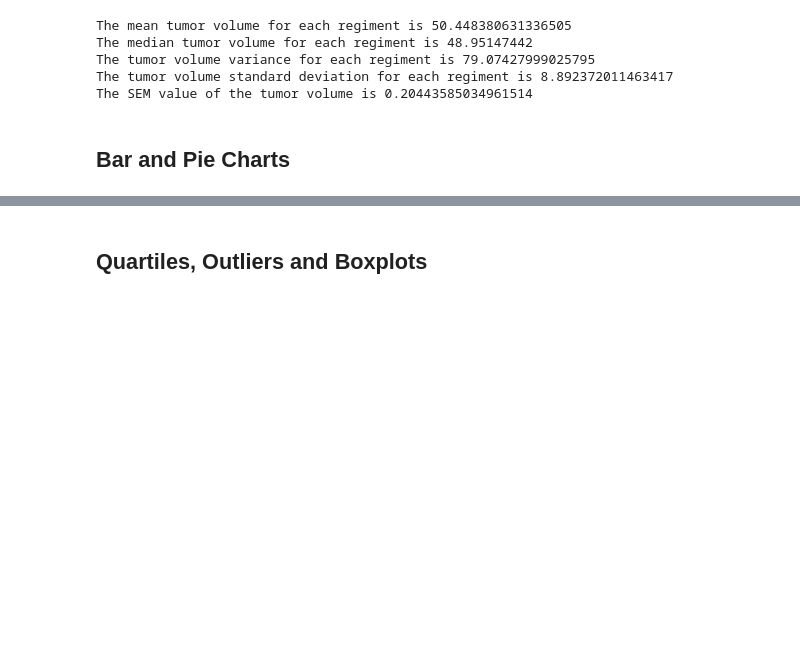
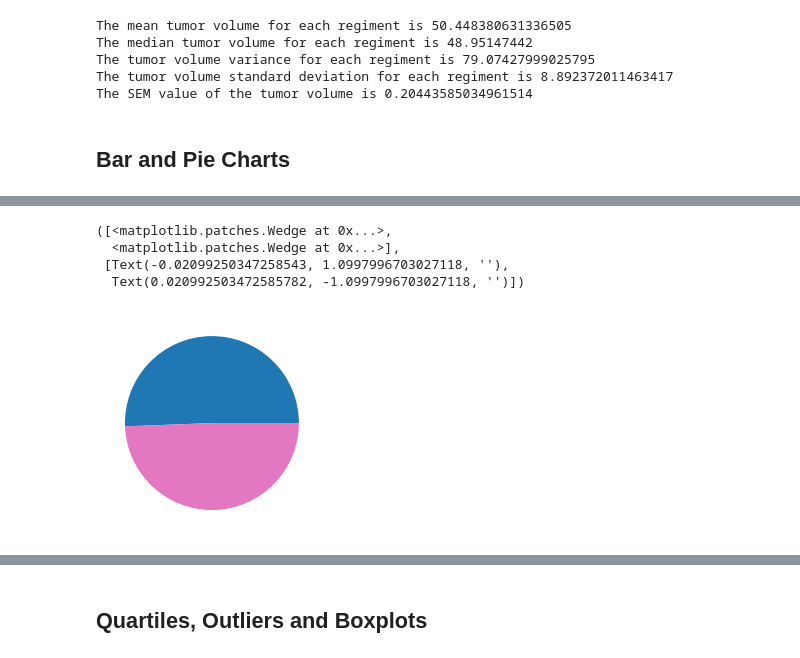
Before and after one commit to chokison79/Matplotlib-challenge, a Jupyter notebook: pymaceuticals_starter.ipynb, the cells around one changed output, grey strips where cells are left out. Saved outputs shown, nothing was run; the diff lists cells and outputs as text; code cells hidden in the pictures; blank space fills up the shorter version.

```diff
--- a/pymaceuticals_starter.ipynb
+++ b/pymaceuticals_starter.ipynb
@@ -236,2 +294,16 @@ The SEM value of the tumor volume is 0.20443585034961514
+# %%
+# The values of each section of the pie chart
+sizes = [958, 935]
+
+# The colors of each section of the pie chart
+colors = ["tab:blue", "tab:pink"]
+
+plt.pie(sizes, colors=colors)
+# %% [output]
+([<matplotlib.patches.Wedge at 0x...>,
+  <matplotlib.patches.Wedge at 0x...>],
+ [Text(-0.02099250347258543, 1.0997996703027118, ''),
+  Text(0.020992503472585782, -1.0997996703027118, '')])
+[figure, added]
 # %%
 # Generate a pie plot showing the distribution of female versus male mice using pyplot
```
Also changed, not shown: parts of 10 cells of this notebook.
